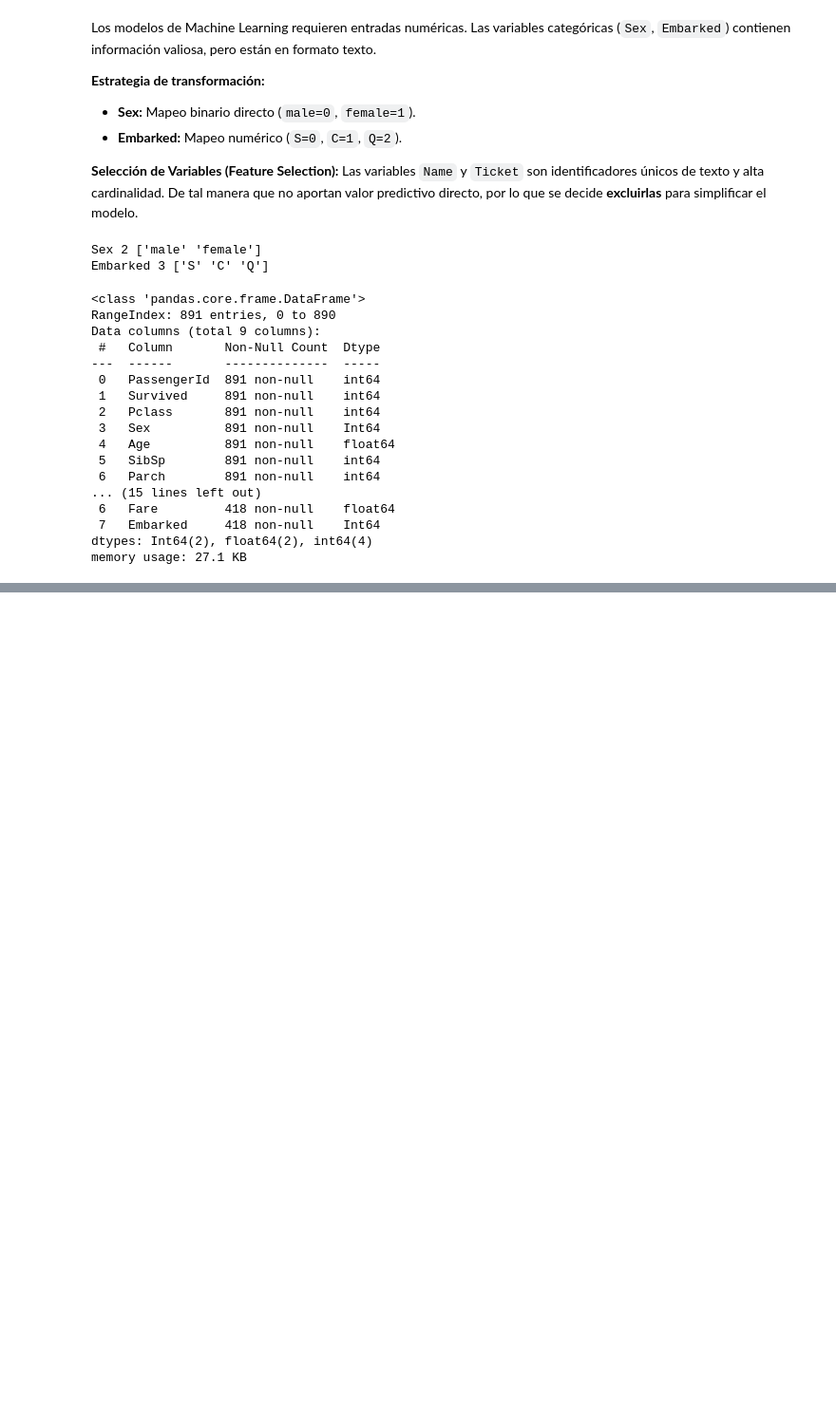
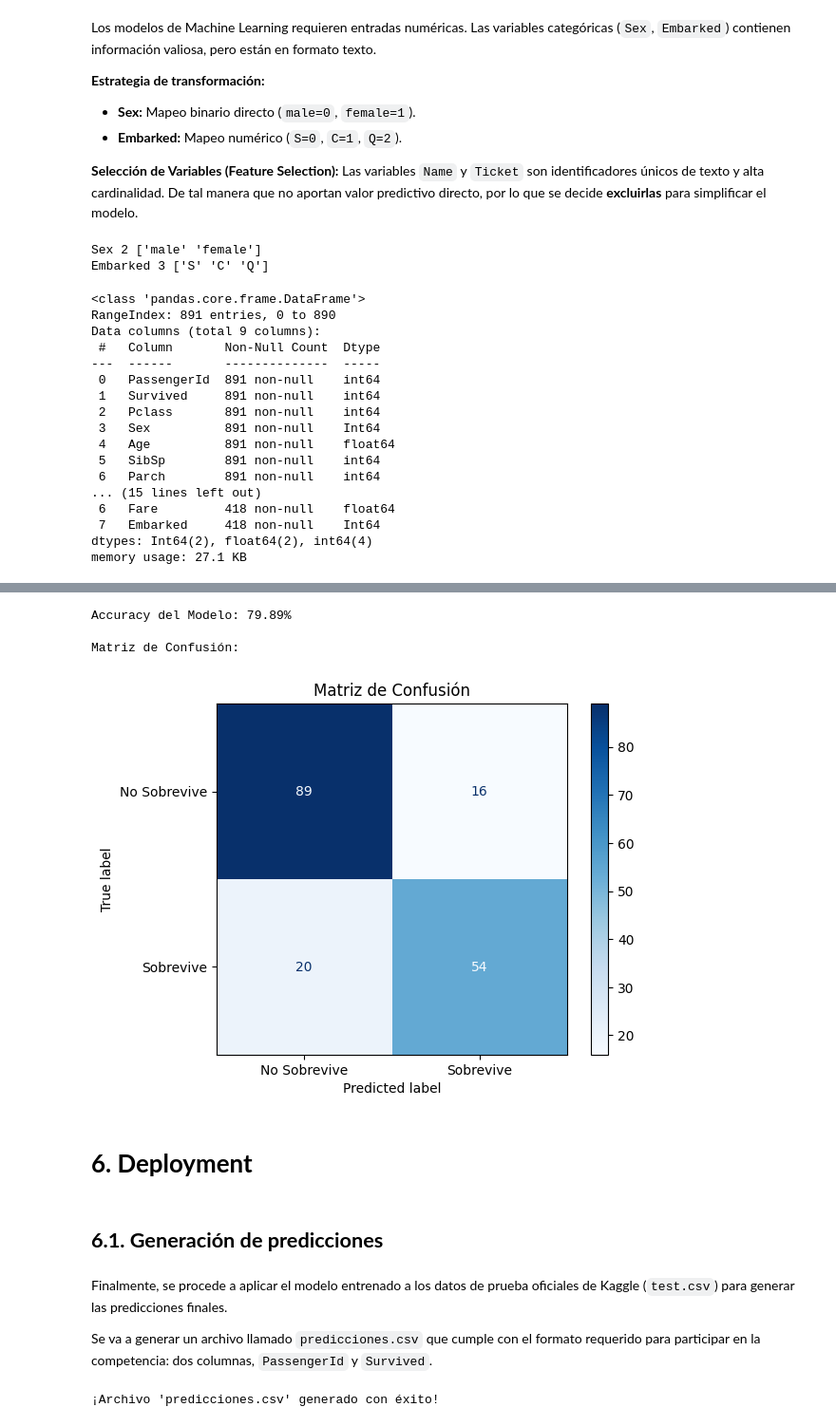
Before and after one commit to camiloarg30/titanic-survivor-predictor, a Jupyter notebook: 01-titanic-survivor-predictor.ipynb, the cells around one changed output, grey strips where cells are left out. Shown at 95% size. Saved outputs shown, nothing was run; the diff lists cells and outputs as text; code cells hidden in the pictures; blank space fills up the shorter version.

Commit message:
Kaggle Notebook | 01-titanic-survivor-predictor | Generation of predictions

```diff
--- a/01-titanic-survivor-predictor.ipynb
+++ b/01-titanic-survivor-predictor.ipynb
@@ -240,0 +254,16 @@ memory usage: 27.1 KB
+# %%
+from sklearn.model_selection import train_test_split
+from sklearn.linear_model import LogisticRegression
+from sklearn.metrics import accuracy_score
+
+#1. Variable dependiente y variables independientes
+X = train.drop(columns=['Survived', 'PassengerId'])
+y = train['Survived']
+
+# 2. Dividir en Train y Validación (80/20)
+X_train, X_val, y_train, y_val = train_test_split(X, y, test_size=0.2, random_state=42)
+
+modelo = LogisticRegression(random_state=42)
+
+# 4. Entrenamiento del modelo de Regresión logística
+modelo.fit(X_train, y_train)
@@ -240,0 +287,49 @@ memory usage: 27.1 KB
+# %%
+from sklearn.metrics import confusion_matrix, ConfusionMatrixDisplay
+
+# 1. Hacer predicciones en el set de validación
+y_pred = modelo.predict(X_val)
+
+# 2. Calcular Accuracy
+acc = accuracy_score(y_val, y_pred)
+print(f"Accuracy del Modelo: {acc:.2%}")
+
+# 4. Matriz de Confusión Visual
+print("\nMatriz de Confusión:")
+cm = confusion_matrix(y_val, y_pred)
+disp = ConfusionMatrixDisplay(confusion_matrix=cm, display_labels=["No Sobrevive", "Sobrevive"])
+disp.plot(cmap='Blues')
+plt.title("Matriz de Confusión")
+plt.show()
+# %% [output]
+Accuracy del Modelo: 79.89%
+
+Matriz de Confusión:
+[figure, added]
+# %% [markdown]
+# **6. Deployment**
+# %% [markdown]
+## **6.1. Generación de predicciones**
+# %% [markdown]
+Finalmente, se procede a aplicar el modelo entrenado a los datos de prueba oficiales de Kaggle (`test.csv`) para generar las predicciones finales.
+
+Se va a generar un archivo llamado `predicciones.csv` que cumple con el formato requerido para participar en la competencia: dos columnas, `PassengerId` y `Survived`.
+# %%
+X_test_kaggle = test.drop(columns=['PassengerId'])
+
+# 1. Hacer predicciones finales
+predicciones_finales = modelo.predict(X_test_kaggle)
+
+# 2. Crear el DataFrame de entrega
+predicciones = pd.DataFrame({
+    'PassengerId': test['PassengerId'], # ID original del test
+    'Survived': predicciones_finales    # predicciones (0 o 1)
+})
+
+predicciones.head(20)
+
+# 3. Guardar el archivo CSV para la competencia en kaggle
+predicciones.to_csv('predicciones.csv', index=False)
+print("¡Archivo 'predicciones.csv' generado con éxito!")
+# %% [output]
+¡Archivo 'predicciones.csv' generado con éxito!
```
Also changed, not shown: parts of 14 cells of this notebook.
